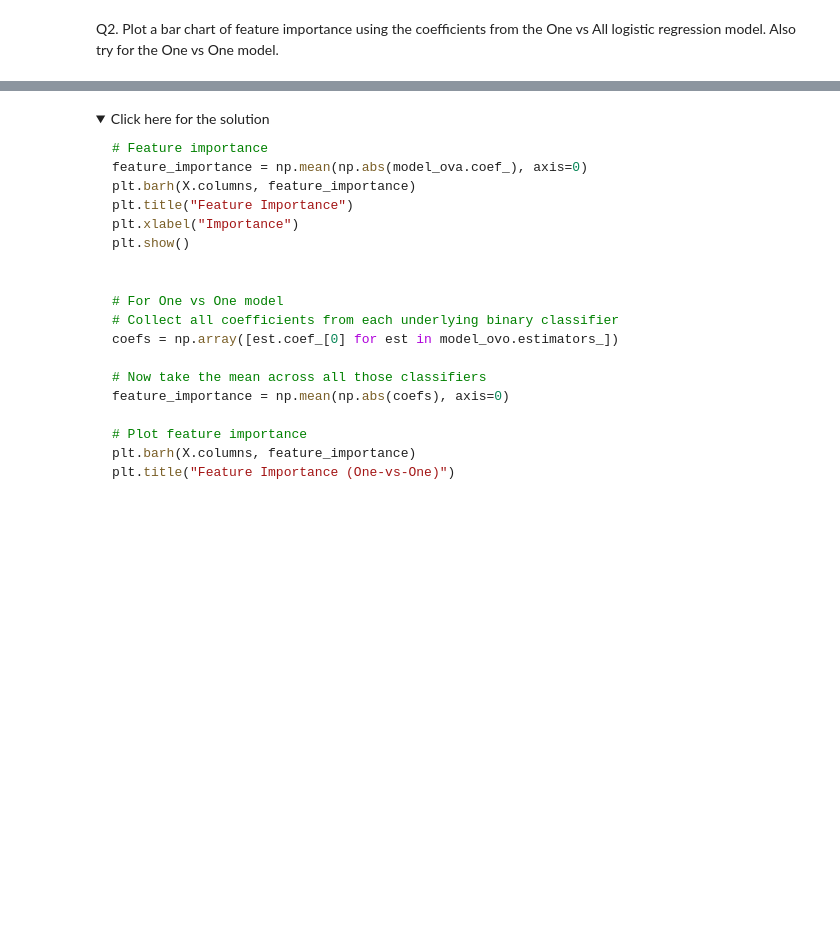
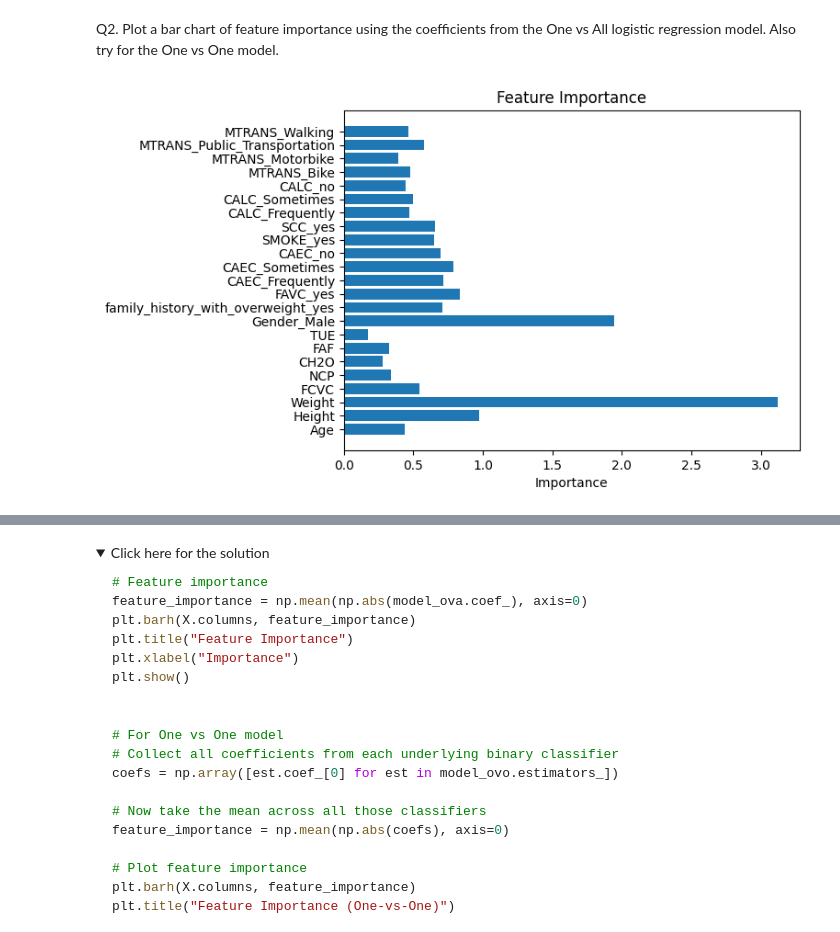
Before and after one commit to darwin-garcia/IBM-Data-Science, a Jupyter notebook: Module 9/Multi-class-Classification-V2.ipynb, the cells around one changed output, grey strips where cells are left out. Cells and saved outputs as stored; diff of their text form; code cells hidden in the pictures; folded sections open; blank space fills up the shorter version.

```diff
--- a/Module 9/Multi-class-Classification-V2.ipynb
+++ b/Module 9/Multi-class-Classification-V2.ipynb
@@ -417,0 +416,8 @@ Q1. Experiment with different test sizes in the train_test_split method (e.g., 0
+# %%
+# your code here
+for test_size in [0.1, 0.3]:
+    X_train, X_test, y_train, y_test = train_test_split(X, y, test_size=test_size, random_state=42, stratify=y)
+    model_ova.fit(X_train, y_train)
+    y_pred = model_ova.predict(X_test)
+    print(f"Test Size: {test_size}")
+    print("Accuracy:", accuracy_score(y_test, y_pred))
@@ -433,0 +443,9 @@ Q2. Plot a bar chart of feature importance using the coefficients from the One v
+# %%
+# your code here
+feature_importance = np.mean(np.abs(model_ova.coef_), axis=0)
+plt.barh(X.columns, feature_importance)
+plt.title("Feature Importance")
+plt.xlabel("Importance")
+plt.show()
+# %% [output]
+[figure, added]
```
Also changed, not shown: parts of 5 cells of this notebook.
